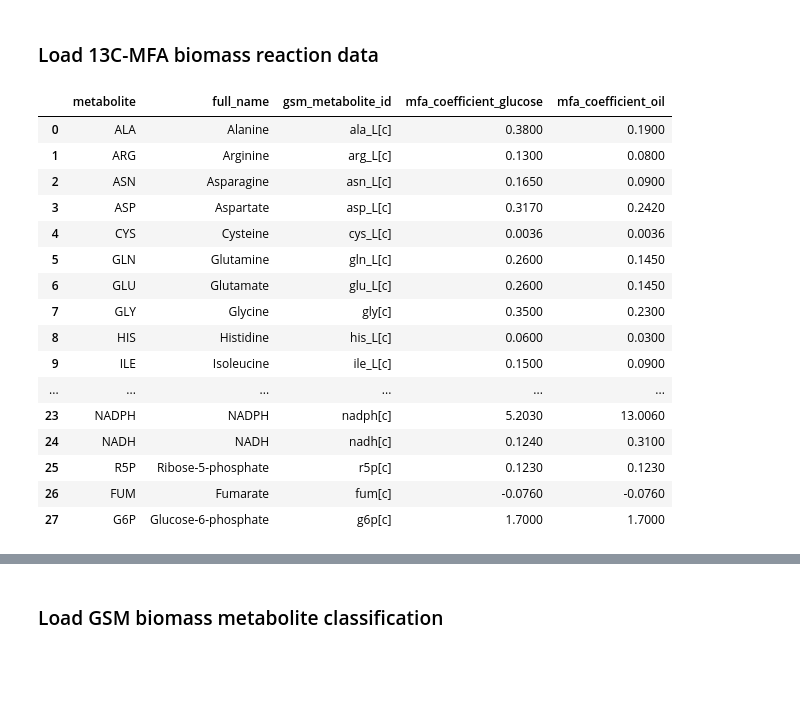
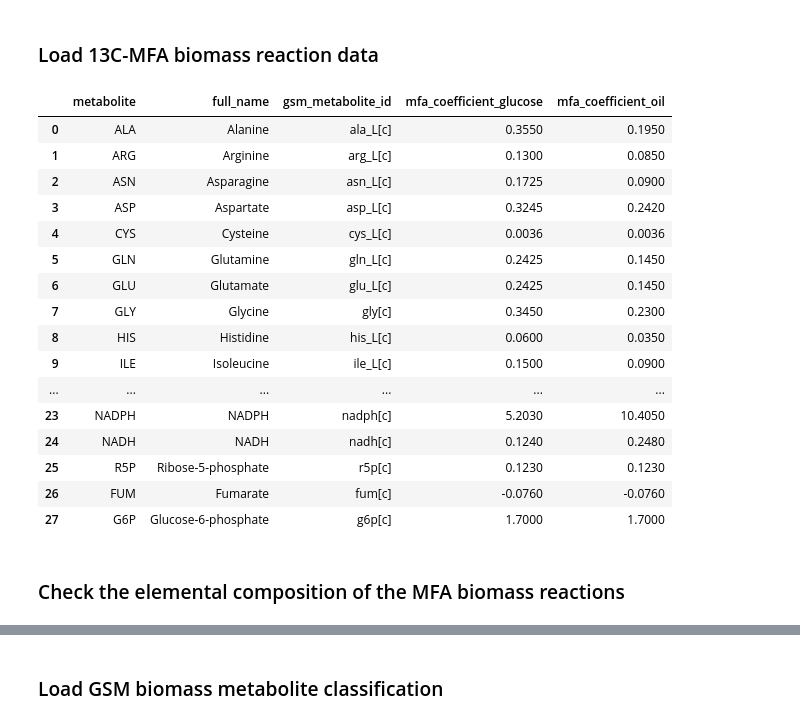
Before and after one commit to garrettroell/yarrrowia_eflux2, a Jupyter notebook: notebooks/Supp_B_biomass_reactions.ipynb, the cells around one changed output, grey strips where cells are left out. Drawn from its saved outputs; the diff is of its cells as text; code cells hidden in the pictures; blank space fills up the shorter version.

```diff
--- a/notebooks/Supp_B_biomass_reactions.ipynb
+++ b/notebooks/Supp_B_biomass_reactions.ipynb
@@ -28,23 +28,25 @@ model
 # %% [markdown]
 ### Load 13C-MFA biomass reaction data
 # %%
-mfa_biomass_composition_df = pd.read_csv("../data/biomass_composition/yarrowia_mfa_biomass.csv")
+mfa_biomass_composition_df = pd.read_csv("../data/biomass_composition/yarrowia_mfa_biomass_jan_2024.csv")
 mfa_biomass_composition_df
 # %% [output]
 |  | metabolite | full_name | gsm_metabolite_id | mfa_coefficient_glucose | mfa_coefficient_oil |
-| 0 | ALA | Alanine | ala_L[c] | 0.3800 | 0.1900 |
-| 1 | ARG | Arginine | arg_L[c] | 0.1300 | 0.0800 |
-| 2 | ASN | Asparagine | asn_L[c] | 0.1650 | 0.0900 |
-| 3 | ASP | Aspartate | asp_L[c] | 0.3170 | 0.2420 |
+| 0 | ALA | Alanine | ala_L[c] | 0.3550 | 0.1950 |
+| 1 | ARG | Arginine | arg_L[c] | 0.1300 | 0.0850 |
+| 2 | ASN | Asparagine | asn_L[c] | 0.1725 | 0.0900 |
+| 3 | ASP | Aspartate | asp_L[c] | 0.3245 | 0.2420 |
 | 4 | CYS | Cysteine | cys_L[c] | 0.0036 | 0.0036 |
-| 5 | GLN | Glutamine | gln_L[c] | 0.2600 | 0.1450 |
-| 6 | GLU | Glutamate | glu_L[c] | 0.2600 | 0.1450 |
-| 7 | GLY | Glycine | gly[c] | 0.3500 | 0.2300 |
-| 8 | HIS | Histidine | his_L[c] | 0.0600 | 0.0300 |
+| 5 | GLN | Glutamine | gln_L[c] | 0.2425 | 0.1450 |
+| 6 | GLU | Glutamate | glu_L[c] | 0.2425 | 0.1450 |
+| 7 | GLY | Glycine | gly[c] | 0.3450 | 0.2300 |
+| 8 | HIS | Histidine | his_L[c] | 0.0600 | 0.0350 |
 | 9 | ILE | Isoleucine | ile_L[c] | 0.1500 | 0.0900 |
 | ... | ... | ... | ... | ... | ... |
-| 23 | NADPH | NADPH | nadph[c] | 5.2030 | 13.0060 |
-| 24 | NADH | NADH | nadh[c] | 0.1240 | 0.3100 |
+| 23 | NADPH | NADPH | nadph[c] | 5.2030 | 10.4050 |
+| 24 | NADH | NADH | nadh[c] | 0.1240 | 0.2480 |
 | 25 | R5P | Ribose-5-phosphate | r5p[c] | 0.1230 | 0.1230 |
 | 26 | FUM | Fumarate | fum[c] | -0.0760 | -0.0760 |
 | 27 | G6P | Glucose-6-phosphate | g6p[c] | 1.7000 | 1.7000 |
+# %% [markdown]
+### Check the elemental composition of the MFA biomass reactions
```
Also changed, not shown: parts of 9 cells of this notebook, 21 other files.
